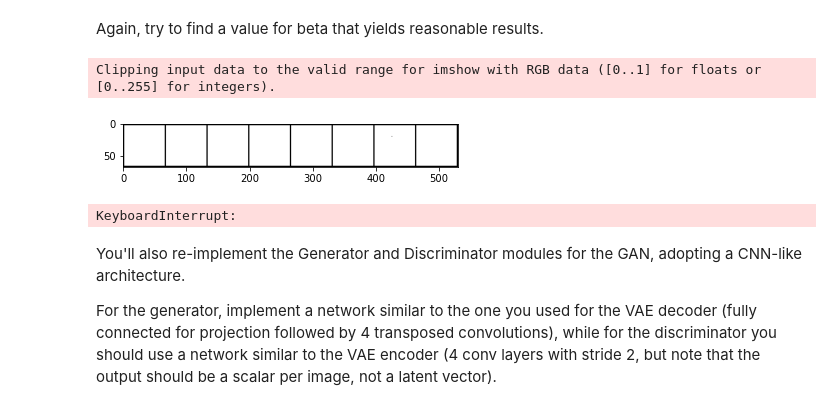
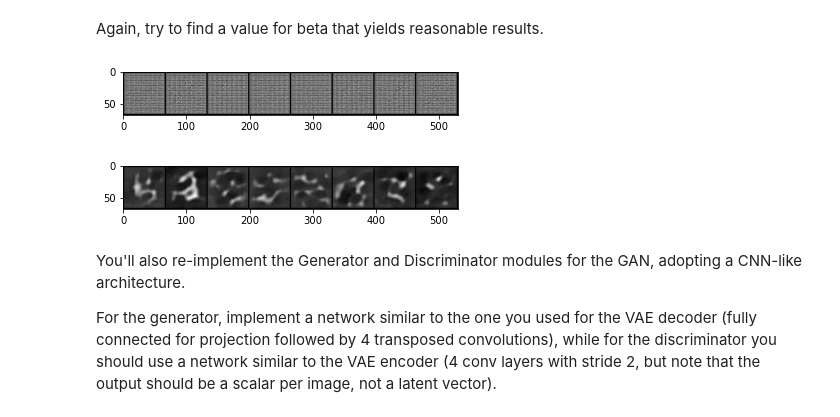
Before and after one commit to RuolinZheng08/ttic-31230-deep-learning, a Jupyter notebook: PS4.ipynb, the cells around one changed output. Cells and saved outputs as stored; diff of their text form; code cells hidden in the pictures.

Commit message:
Figure out plt show

```diff
--- a/PS4.ipynb
+++ b/PS4.ipynb
@@ -471,36 +472,37 @@ The cell below applies a 'patch' in case you're using google colab (cv2_imshow d
 import cv2
 
 def show(x):
-    img = x.data.cpu().permute(1, 2, 0).numpy() * 255
+    img = x.data.cpu().permute(1, 2, 0).numpy()
     img = cv2.cvtColor(img, cv2.COLOR_BGR2RGB)
     # cv2_imshow(img)
+    plt.figure()
+    plt.imshow(img)
+    plt.show()
 # %% [markdown]
 Again, try to find a value for beta that yields reasonable results.
 # %%
 beta = 1.0
 for epoch in range(100):
     for i, x in enumerate(loader):
         if len(x) == 2:
             x = x[0]
         x = x.cuda()
 
         mu, logvar, out = vae(x)
         rl, kl, l = loss(x, out, mu, logvar, beta)
 
         opt.zero_grad()
         l.backward()
         opt.step()
         if i == 0:
             vae.eval()
             data = vae.generate(8)
             grid_img = torchvision.utils.make_grid(data, nrow=8, normalize=True)
-            img = show(grid_img)
-            plt.show(img)
+            show(grid_img)
             vae.train()
 # %% [output]
-Clipping input data to the valid range for imshow with RGB data ([0..1] for floats or [0..255] for integers).
-[figure, old version]
+[figure, new version]
-KeyboardInterrupt:
+[figure, added]
 # %% [markdown]
 You'll also re-implement the Generator and Discriminator modules for the GAN, adopting a CNN-like architecture.
 
```
Also changed, not shown: parts of 4 cells of this notebook.
